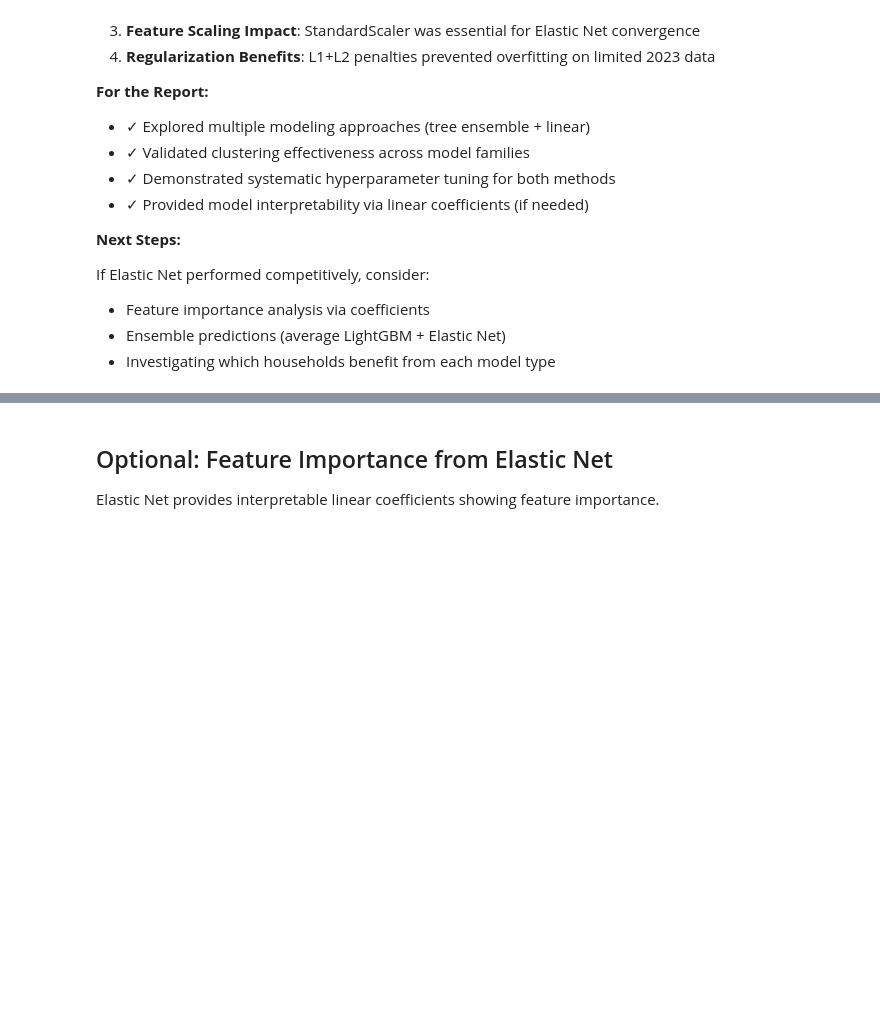
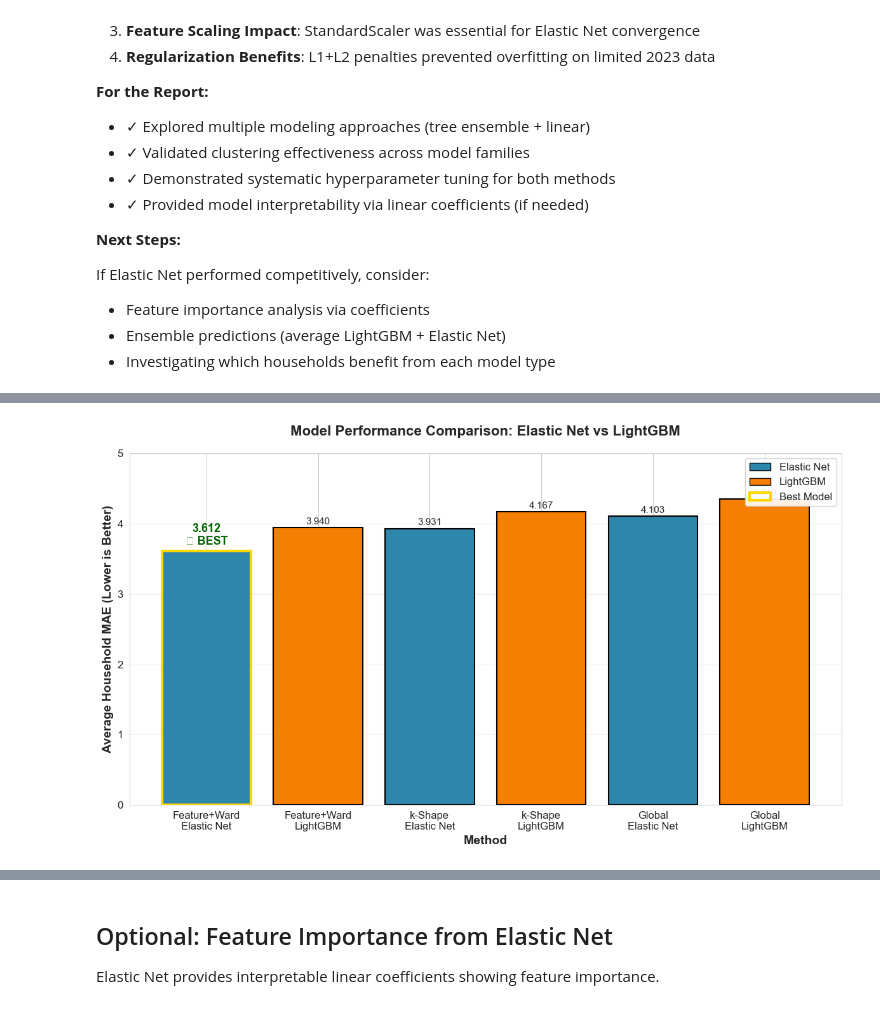
Before and after one commit to alectois/Leveraging-Clustering-for-Large-Scale-Time-Series-Forecasting, a Jupyter notebook: notebooks/06_Elastic_Net_Forecasting.ipynb, the cells around one changed output, grey strips where cells are left out. Drawn from its saved outputs; the diff is of its cells as text; code cells hidden in the pictures; blank space fills up the shorter version.

Commit message:
Add Elastic Net forecasting with visualization

```diff
--- a/notebooks/06_Elastic_Net_Forecasting.ipynb
+++ b/notebooks/06_Elastic_Net_Forecasting.ipynb
@@ -415,0 +420,80 @@ If Elastic Net performed competitively, consider:
+# %%
+import matplotlib.pyplot as plt
+import seaborn as sns
+
+# Set style for professional-looking plots
+sns.set_style("whitegrid")
+plt.rcParams['figure.figsize'] = (12, 6)
+plt.rcParams['font.size'] = 12
+
+# Prepare data for visualization
+methods = []
+mae_scores = []
+model_types = []
+colors_list = []
+
+# Add all results
+for method, mae, model_type in [
+    ("Feature+Ward\nElastic Net", en_fw["average_household_mae"].values[0], "Elastic Net"),
+    ("Feature+Ward\nLightGBM", lgbm_fw["average_household_mae"].values[0], "LightGBM"),
+    ("k-Shape\nElastic Net", en_ks["average_household_mae"].values[0], "Elastic Net"),
+    ("k-Shape\nLightGBM", lgbm_ks["average_household_mae"].values[0], "LightGBM"),
+    ("Global\nElastic Net", en_global["average_household_mae"].values[0], "Elastic Net"),
+    ("Global\nLightGBM", lgbm_global["average_household_mae"].values[0], "LightGBM"),
+]:
+    methods.append(method)
+    mae_scores.append(mae)
+    model_types.append(model_type)
+    colors_list.append('#2E86AB' if model_type == "Elastic Net" else '#F77F00')
+
+# Create bar chart
+fig, ax = plt.subplots(figsize=(12, 7))
+bars = ax.bar(methods, mae_scores, color=colors_list, edgecolor='black', linewidth=1.5)
+
+# Highlight the best model
+best_idx = mae_scores.index(min(mae_scores))
+bars[best_idx].set_edgecolor('gold')
+bars[best_idx].set_linewidth(3)
+
+# Add value labels on bars
+for i, (bar, score) in enumerate(zip(bars, mae_scores)):
+    height = bar.get_height()
+    label = f'{score:.3f}'
+    if i == best_idx:
+        label += '\n⭐ BEST'
+        ax.text(bar.get_x() + bar.get_width()/2., height + 0.05,
+                label, ha='center', va='bottom', fontweight='bold', fontsize=13, color='darkgreen')
+    else:
+        ax.text(bar.get_x() + bar.get_width()/2., height + 0.02,
+                label, ha='center', va='bottom', fontsize=11)
+
+# Formatting
+ax.set_ylabel('Average Household MAE (Lower is Better)', fontsize=14, fontweight='bold')
+ax.set_xlabel('Method', fontsize=14, fontweight='bold')
+ax.set_title('Model Performance Comparison: Elastic Net vs LightGBM',
+             fontsize=16, fontweight='bold', pad=20)
+ax.set_ylim(0, max(mae_scores) * 1.15)
+
+# Add legend
+from matplotlib.patches import Patch
+legend_elements = [
+    Patch(facecolor='#2E86AB', edgecolor='black', label='Elastic Net'),
+    Patch(facecolor='#F77F00', edgecolor='black', label='LightGBM'),
+    Patch(facecolor='white', edgecolor='gold', linewidth=3, label='Best Model')
+]
+ax.legend(handles=legend_elements, loc='upper right', fontsize=12, framealpha=0.9)
+
+# Grid for easier reading
+ax.yaxis.grid(True, alpha=0.3)
+ax.set_axisbelow(True)
+
+plt.tight_layout()
+plt.savefig(RESULTS_DIR / "evaluation" / "model_comparison_chart.png", dpi=300, bbox_inches='tight')
+print(f"\n✓ Chart saved to: {RESULTS_DIR / 'evaluation' / 'model_comparison_chart.png'}")
+plt.show()
+
+# Calculate improvement
+improvement = ((lgbm_fw["average_household_mae"].values[0] - en_fw["average_household_mae"].values[0]) /
+               lgbm_fw["average_household_mae"].values[0] * 100)
+print(f"\n🎯 KEY RESULT: Elastic Net + Feature+Ward outperformed LightGBM by {improvement:.1f}%!")
+# %% [output]
@@ -415,0 +501 @@ If Elastic Net performed competitively, consider:
+[figure, added]
```
Also changed, not shown: parts of 2 cells of this notebook.
